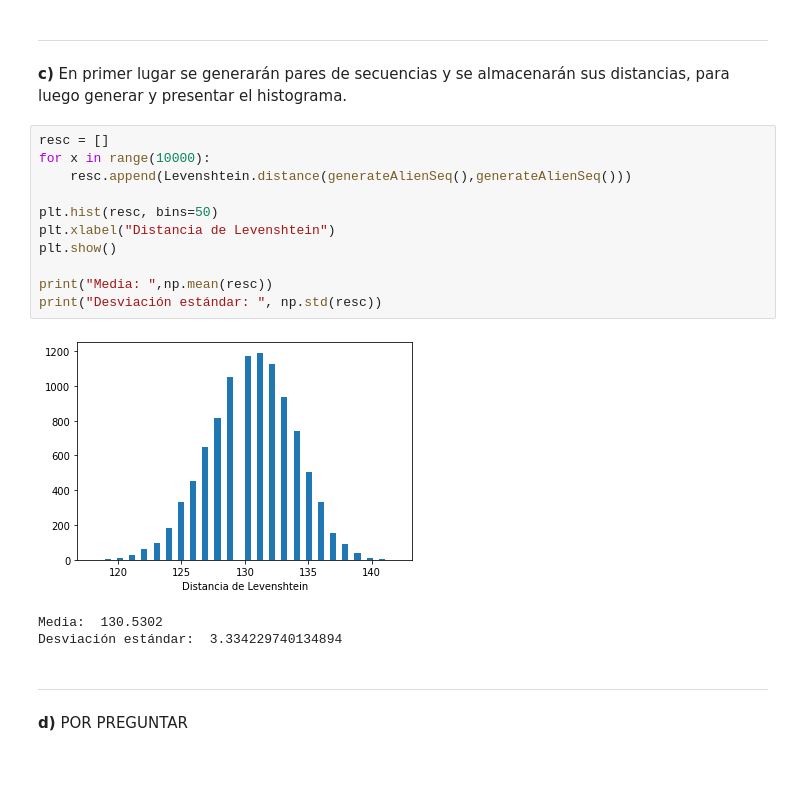
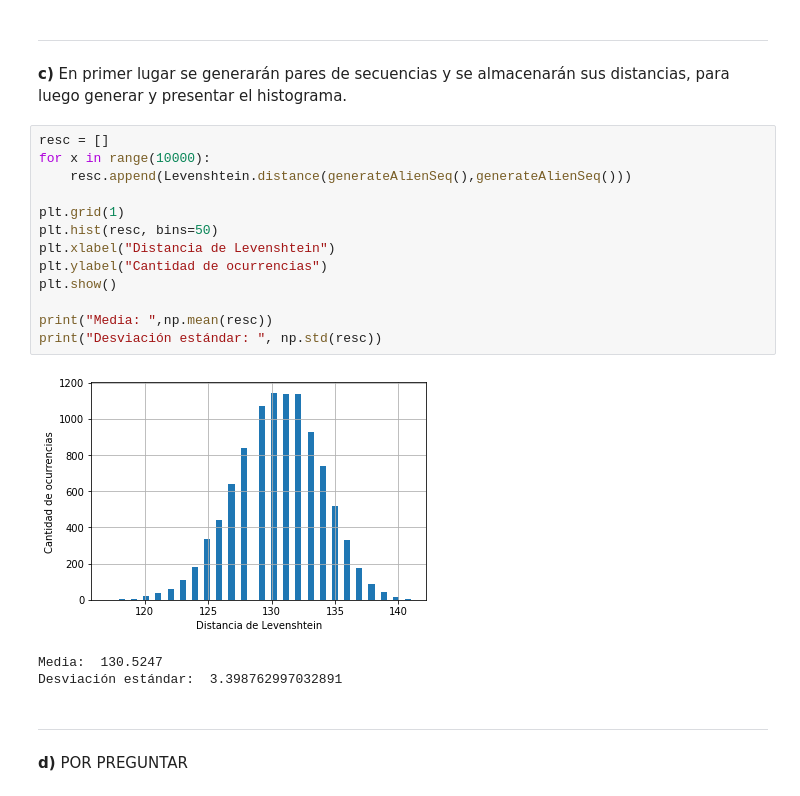
Before and after one commit to MaxGGx/Introduccion-a-bioinformatica, a Jupyter notebook: Tarea 1/Tarea_1.ipynb, the cells around one changed output. Drawn from its saved outputs; the diff is of its cells as text; blank space fills up the shorter version.

```diff
--- a/Tarea 1/Tarea_1.ipynb
+++ b/Tarea 1/Tarea_1.ipynb
@@ -183,18 +226,20 @@ plt.show()
 # %%
 resc = []
 for x in range(10000):
     resc.append(Levenshtein.distance(generateAlienSeq(),generateAlienSeq()))
 
+plt.grid(1)
 plt.hist(resc, bins=50)
 plt.xlabel("Distancia de Levenshtein")
+plt.ylabel("Cantidad de ocurrencias")
 plt.show()
 
 print("Media: ",np.mean(resc))
 print("Desviación estándar: ", np.std(resc))
 # %% [output]
-[figure, old version]
+[figure, new version]
-Media:  130.5302
-Desviación estándar:  3.334229740134894
+Media:  130.5247
+Desviación estándar:  3.398762997032891
 # %% [markdown]
 ***
 
```
Also changed, not shown: parts of 6 cells of this notebook.
